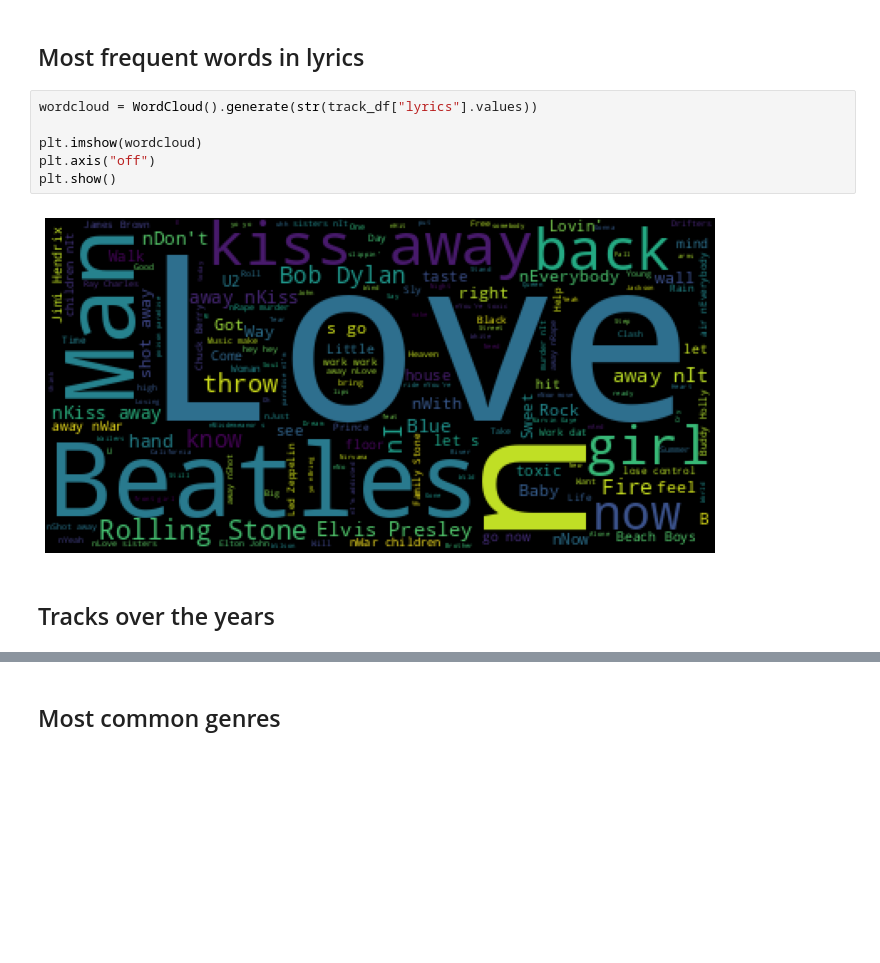
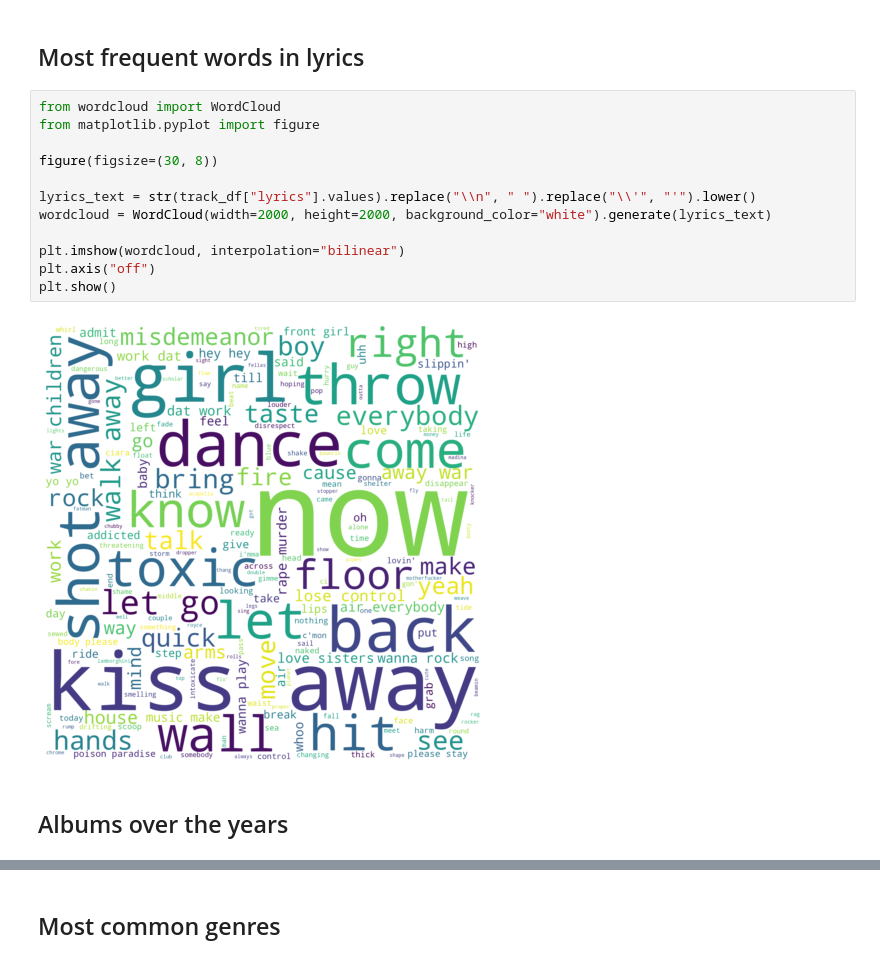
Before and after one commit to Educorreia932/FEUP-PRI, a Jupyter notebook: notebooks/stats.ipynb, the cells around one changed output, grey strips where cells are left out. Cells and saved outputs as stored; diff of their text form; blank space fills up the shorter version.

```diff
--- a/notebooks/stats.ipynb
+++ b/notebooks/stats.ipynb
@@ -30,13 +40,18 @@ sb.set(rc={'figure.figsize': (12, 9)})
 # %% [markdown]
 ## Most frequent words in lyrics
 # %%
-wordcloud = WordCloud().generate(str(track_df["lyrics"].values))
+from wordcloud import WordCloud
+from matplotlib.pyplot import figure
 
-plt.imshow(wordcloud)
+figure(figsize=(30, 8))
+
+lyrics_text = str(track_df["lyrics"].values).replace("\\n", " ").replace("\\'", "'").lower()
+wordcloud = WordCloud(width=2000, height=2000, background_color="white").generate(lyrics_text)
+
+plt.imshow(wordcloud, interpolation="bilinear")
 plt.axis("off")
 plt.show()
 # %% [output]
-[figure, old version]
+[figure, new version]
 # %% [markdown]
-
-## Tracks over the years
+## Albums over the years
```
Also changed, not shown: parts of 2 cells of this notebook.
